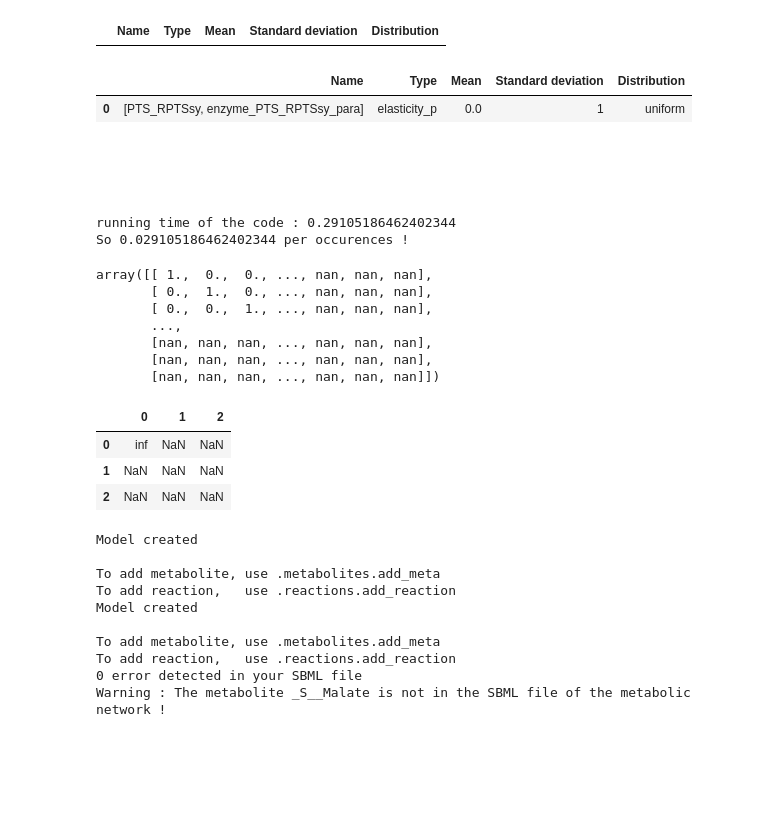
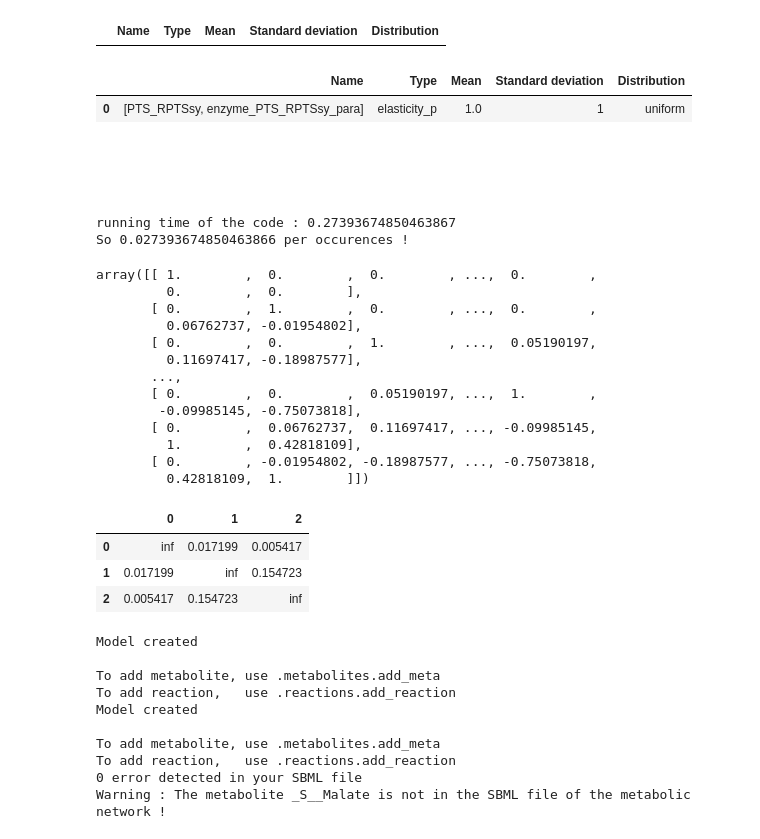
Before and after one commit to tuturax/BadAss, a Jupyter notebook: test_class.ipynb, the cells around one changed output. Cells and saved outputs as stored; diff of their text form; code cells hidden in the pictures; blank space fills up the shorter version.

```diff
--- a/test_class.ipynb
+++ b/test_class.ipynb
@@ -573,9 +573,9 @@ momo.parameters.df
 # %% [markdown]
 ### <font color='white'> [2.2.0] Let's create an exemple </font>
 # %%
-from main import model
+from main import MODEL
 
-momo = model()
+momo = MODEL()
 momo.read_SBML()
 
 momo.enzymes.add_to_all_reaction()
@@ -594,12 +594,3 @@ To add metabolite, use .metabolites.add_meta
 To add reaction,   use .reactions.add_reaction
 0 error detected in your SBML file
 Warning : The metabolite _S__Malate is not in the SBML file of the metabolic network !
-# %%
-import numpy as np
-zz = np.zeros(momo.elasticity.p.df.shape)
-
-print(zz.shape)
-print(momo.elasticity.p.df.shape)
-momo.elasticity.p.df = zz
-
-momo.elasticity.p.df
@@ -657,7 +659,7 @@ momo.add_sampling_data(["PTS_RPTSsy","enzyme_PTS_RPTSsy_para"], "elasticity_p",
 momo.data_sampling
 # %% [output]
 |  | Name | Type | Mean | Standard deviation | Distribution |
-| 0 | [PTS_RPTSsy, enzyme_PTS_RPTSsy_para] | elasticity_p | 0.0 | 1 | uniform |
+| 0 | [PTS_RPTSsy, enzyme_PTS_RPTSsy_para] | elasticity_p | 1.0 | 1 | uniform |
 # %% [markdown]
 ### <font color='white'> [2.2.2] Launching the sampling loop </font>
 # %%
@@ -666,21 +668,27 @@ momo.data_sampling
 # %%
 momo.sampling(10, result='rho', seed_constant=False)
 # %% [output]
-running time of the code : 0.29105186462402344
-So 0.029105186462402344 per occurences !
+running time of the code : 0.27393674850463867
+So 0.027393674850463866 per occurences !
-array([[ 1.,  0.,  0., ..., nan, nan, nan],
-       [ 0.,  1.,  0., ..., nan, nan, nan],
-       [ 0.,  0.,  1., ..., nan, nan, nan],
+array([[ 1.        ,  0.        ,  0.        , ...,  0.        ,
+         0.        ,  0.        ],
+       [ 0.        ,  1.        ,  0.        , ...,  0.        ,
+         0.06762737, -0.01954802],
+       [ 0.        ,  0.        ,  1.        , ...,  0.05190197,
+         0.11697417, -0.18987577],
        ...,
-       [nan, nan, nan, ..., nan, nan, nan],
-       [nan, nan, nan, ..., nan, nan, nan],
-       [nan, nan, nan, ..., nan, nan, nan]])
+       [ 0.        ,  0.        ,  0.05190197, ...,  1.        ,
+        -0.09985145, -0.75073818],
+       [ 0.        ,  0.06762737,  0.11697417, ..., -0.09985145,
+         1.        ,  0.42818109],
+       [ 0.        , -0.01954802, -0.18987577, ..., -0.75073818,
+         0.42818109,  1.        ]])
 # %%
-momo.MI_group([["enzyme_PTS_RPTSsy_para","enzyme_PGI_R02740_para"],["FUM_R01082","MDH_R00342"],["PPC_R00345"]])
+momo.group_MI([["enzyme_PTS_RPTSsy_para","enzyme_PGI_R02740_para"],["FUM_R01082","MDH_R00342"],["PPC_R00345"]])
 # %% [output]
 |  | 0 | 1 | 2 |
-| 0 | inf | NaN | NaN |
-| 1 | NaN | NaN | NaN |
-| 2 | NaN | NaN | NaN |
+| 0 | inf | 0.017199 | 0.005417 |
+| 1 | 0.017199 | inf | 0.154723 |
+| 2 | 0.005417 | 0.154723 | inf |
 # %%
 from main import *
```
Also changed, not shown: parts of 23 cells of this notebook, 1 other file.
